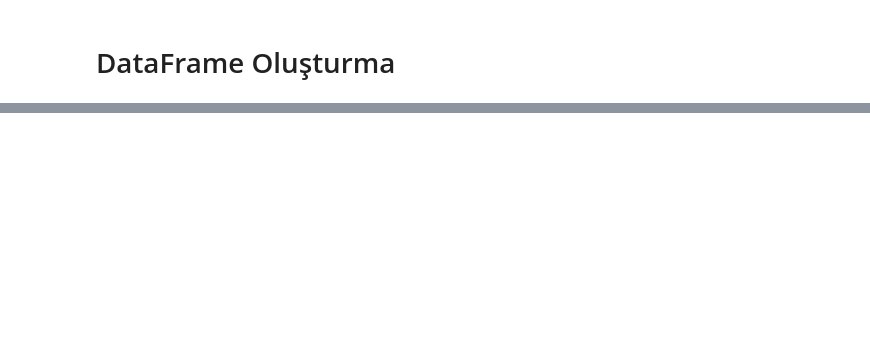
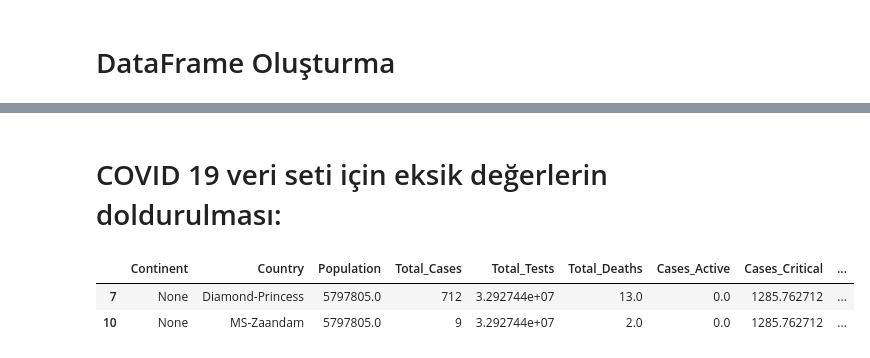
Before and after one commit to Tubaakbas/COVID19-API-Project, a Jupyter notebook: covid19_api_project.ipynb, the cells around one changed output, grey strips where cells are left out. Drawn from its saved outputs; the diff is of its cells as text; code cells hidden in the pictures; blank space fills up the shorter version.

```diff
--- a/covid19_api_project.ipynb
+++ b/covid19_api_project.ipynb
@@ -143,0 +237,23 @@ None
+# %% [markdown]
+# COVID 19 veri seti için eksik değerlerin doldurulması:
+# %%
+# Popülation sütununda eksik değerleri medyan ile doldurma
+covid19_df['Population'].fillna(covid19_df['Population'].median(), inplace=True)
+# %%
+# Total_Tests, Total_Deaths,
+# Cases_Active, Cases_Critical, Cases_Recovered
+# sütununda eksik değerleri ortalama ile doldurma
+covid19_df['Total_Tests'].fillna(covid19_df['Total_Tests'].mean(), inplace=True)
+covid19_df['Total_Deaths'].fillna(covid19_df['Total_Deaths'].mean(), inplace=True)
+covid19_df['Cases_Active'].fillna(covid19_df['Cases_Active'].mean(), inplace=True)
+covid19_df['Cases_Critical'].fillna(covid19_df['Cases_Critical'].mean(), inplace=True)
+covid19_df['Cases_Recovered'].fillna(covid19_df['Cases_Recovered'].mean(), inplace=True)
+# %%
+#None yazan satırlar
+nan_rows = covid19_df[covid19_df['Continent'].isna()]
+# %%
+nan_rows
+# %% [output]
+|  | Continent | Country | Population | Total_Cases | Total_Tests | Total_Deaths | Cases_Active | Cases_Critical | ... |
+| 7 | None | Diamond-Princess | 5797805.0 | 712 | 3.292744e+07 | 13.0 | 0.0 | 1285.762712 | ... |
+| 10 | None | MS-Zaandam | 5797805.0 | 9 | 3.292744e+07 | 2.0 | 0.0 | 1285.762712 | ... |
```
Also changed, not shown: parts of 19 cells of this notebook.
